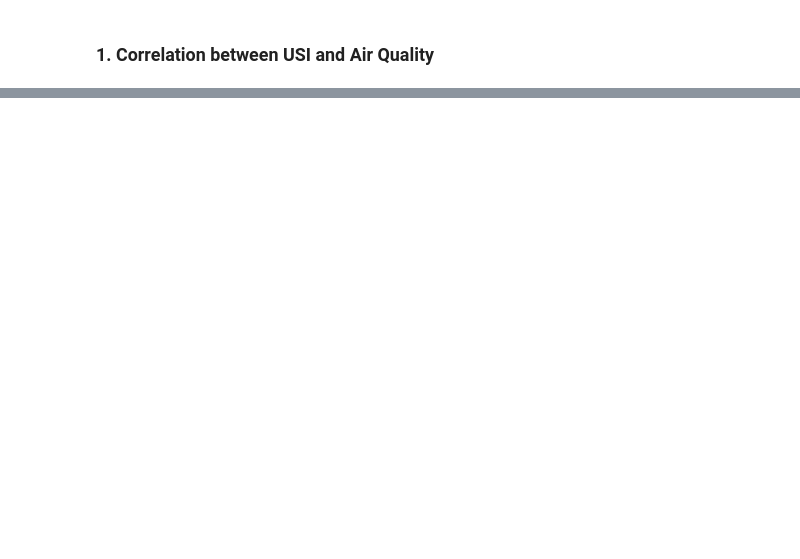
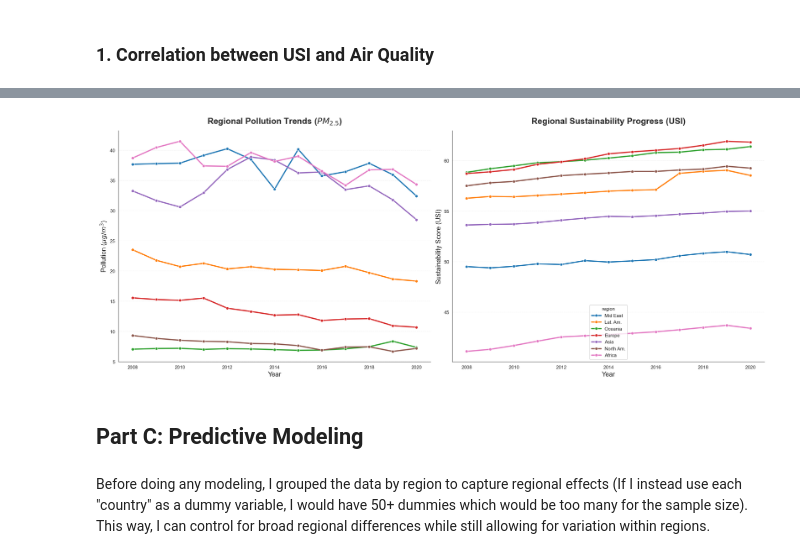
Before and after one commit to chrislowzhengxi/intro-ml, a Jupyter notebook: project/code.ipynb, the cells around one changed output, grey strips where cells are left out. Saved outputs shown, nothing was run; the diff lists cells and outputs as text; code cells hidden in the pictures; blank space fills up the shorter version.

Commit message:
Finished up until part c, started part d

```diff
--- a/project/code.ipynb
+++ b/project/code.ipynb
@@ -367,0 +435,48 @@ Passing `palette` without assigning `hue` is deprecated and will be removed in v
+# %%
+region_map = {
+    'USA': 'North Am.', 'CAN': 'North Am.',
+    'GBR': 'Europe', 'DEU': 'Europe', 'FRA': 'Europe', 'ITA': 'Europe', 'ESP': 'Europe',
+    'NLD': 'Europe', 'SWE': 'Europe', 'NOR': 'Europe', 'CHE': 'Europe', 'POL': 'Europe',
+    'BEL': 'Europe', 'AUT': 'Europe', 'DNK': 'Europe', 'FIN': 'Europe', 'IRL': 'Europe',
+    'PRT': 'Europe', 'GRC': 'Europe', 'CZE': 'Europe', 'HUN': 'Europe', 'ROU': 'Europe',
+    'JPN': 'Asia', 'KOR': 'Asia', 'IND': 'Asia', 'CHN': 'Asia', 'THA': 'Asia',
+    'MYS': 'Asia', 'PHL': 'Asia', 'VNM': 'Asia', 'PAK': 'Asia', 'BGD': 'Asia', 'IDN': 'Asia',
+    'BRA': 'Lat. Am.', 'MEX': 'Lat. Am.', 'ARG': 'Lat. Am.', 'COL': 'Lat. Am.',
+    'PER': 'Lat. Am.', 'CHL': 'Lat. Am.',
+    'AUS': 'Oceania', 'NZL': 'Oceania',
+    'ZAF': 'Africa', 'EGY': 'Africa', 'NGA': 'Africa', 'KEN': 'Africa',
+    'TUR': 'Mid East', 'SAU': 'Mid East', 'ARE': 'Mid East', 'ISR': 'Mid East'
+}
+
+df['region'] = df['country'].map(region_map)
+
+sns.set_style("white")
+plt.rcParams['figure.dpi'] = 150
+
+fig, (ax1, ax2) = plt.subplots(1, 2, figsize=(20, 8))
+
+# LEFT: PM2.5 Trends
+sns.lineplot(data=df, x='year', y='pm25', hue='region', marker='o', ax=ax1, linewidth=2.5, errorbar=None)
+ax1.set_title('Regional Pollution Trends ($PM_{2.5}$)', fontweight='bold', fontsize=18, pad=15)
+ax1.set_ylabel('Pollution ($\mu g/m^3$)', fontsize=14)
+ax1.set_xlabel('Year', fontsize=14)
+ax1.grid(axis='y', linestyle='--', alpha=0.3)
+# Remove the legend from the first plot
+ax1.legend().remove()
+
+# RIGHT: USI Trends
+sns.lineplot(data=df, x='year', y='USI', hue='region', marker='o', ax=ax2, linewidth=2.5, errorbar=None)
+ax2.set_title('Regional Sustainability Progress (USI)', fontweight='bold', fontsize=18, pad=15)
+ax2.set_ylabel('Sustainability Score (USI)', fontsize=14)
+ax2.set_xlabel('Year', fontsize=14)
+ax2.grid(axis='y', linestyle='--', alpha=0.3)
+
+sns.despine()
+plt.tight_layout()
+plt.show()
+# %% [output]
+[figure, added]
+# %% [markdown]
+## **Part C: Predictive Modeling**
+# %% [markdown]
+Before doing any modeling, I grouped the data by region to capture regional effects (If I instead use each "country" as a dummy variable, I would have 50+ dummies which would be too many for the sample size). This way, I can control for broad regional differences while still allowing for variation within regions.
```
Also changed, not shown: parts of 36 cells of this notebook, 1 other file.
